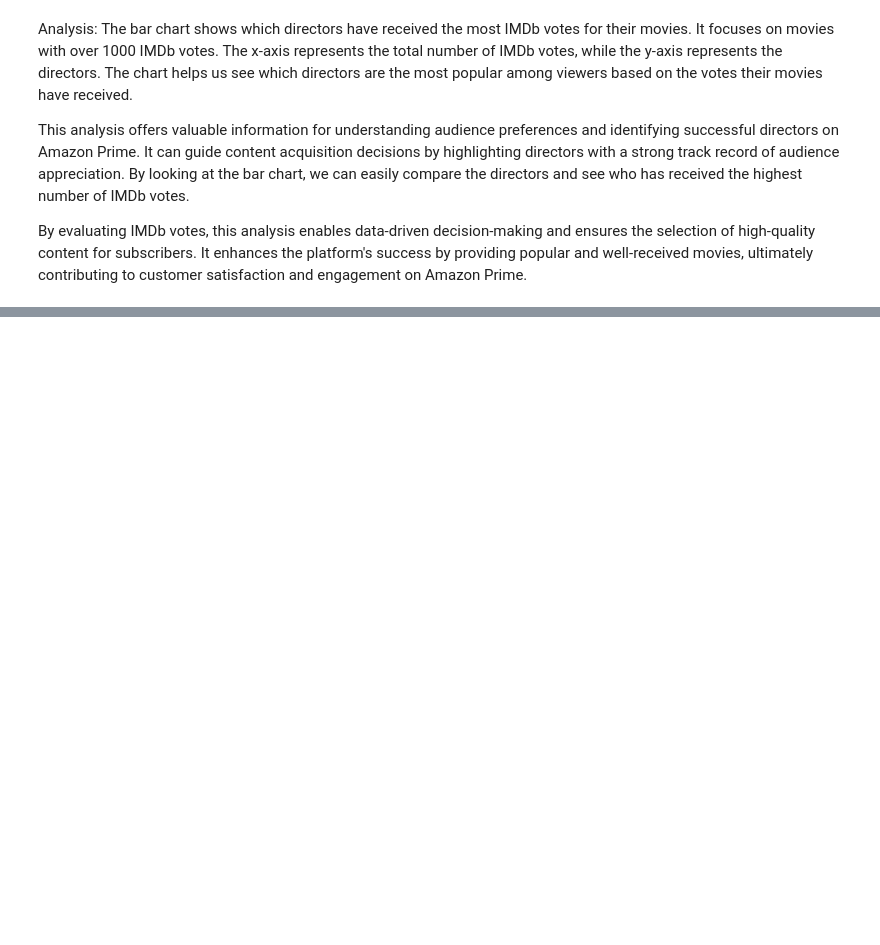
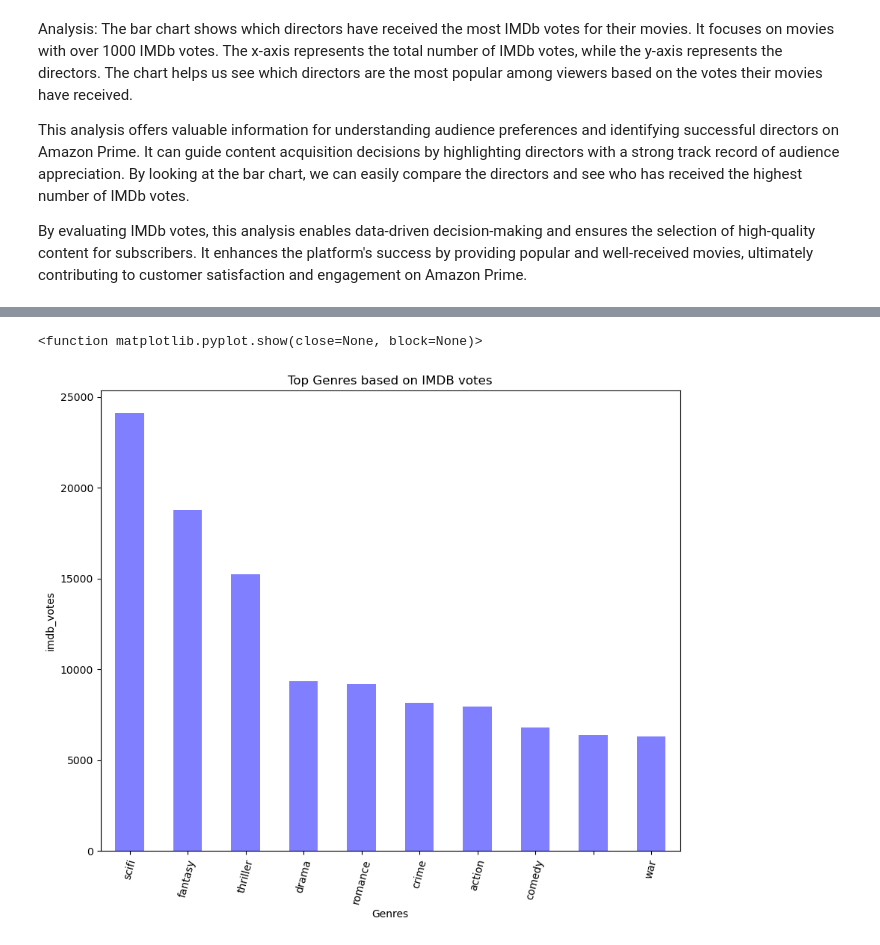
Before and after one commit to jannatulhashi/Amazon_Prime_Project, a Jupyter notebook: Amazon Data.ipynb, the cells around one changed output, grey strips where cells are left out. Drawn from its saved outputs; the diff is of its cells as text; code cells hidden in the pictures; blank space fills up the shorter version.

```diff
--- a/Amazon Data.ipynb
+++ b/Amazon Data.ipynb
@@ -376,0 +523,26 @@ By evaluating IMDb votes, this analysis enables data-driven decision-making and
+# %%
+#Audience preferences on genres based on IMDB VOTES
+#Create IMDB DATA FRAME
+IMDB_Movies_Shows=titles_data_df[['type','genres','imdb_votes']].copy()
+IMDB_Movies_Shows['genres']=IMDB_Movies_Shows['genres'].str.split(',').str[0]
+IMDB_Movies_Shows['genres'] = IMDB_Movies_Shows['genres'].str.strip("[]").str.strip("'")
+IMDB_MOVIES_TVSHOWS=pd.DataFrame(IMDB_Movies_Shows)
+IMDB_MOVIES_TVSHOWS
+
+#Top genres on IMDB
+IMDB_top_genres = IMDB_MOVIES_TVSHOWS.groupby('genres')['imdb_votes'].mean().sort_values(ascending=False).head(10)
+IMDB_top_genres
+
+#Create Visualization
+plt.figure(figsize=(10,8))
+IMDB_top_genres.plot(kind='bar',color='b',alpha=0.5,align='center')
+plt.title('Top Genres based on IMDB votes')
+plt.xlabel('Genres')
+plt.ylabel('imdb_votes')
+plt.xticks(rotation=75)
+# Save an image of the chart as a PNG file
+plt.savefig("BarChart2.png")
+plt.show
+# %% [output]
+<function matplotlib.pyplot.show(close=None, block=None)>
+[figure, added]
```
Also changed, not shown: parts of 9 cells of this notebook, 2 other files.
